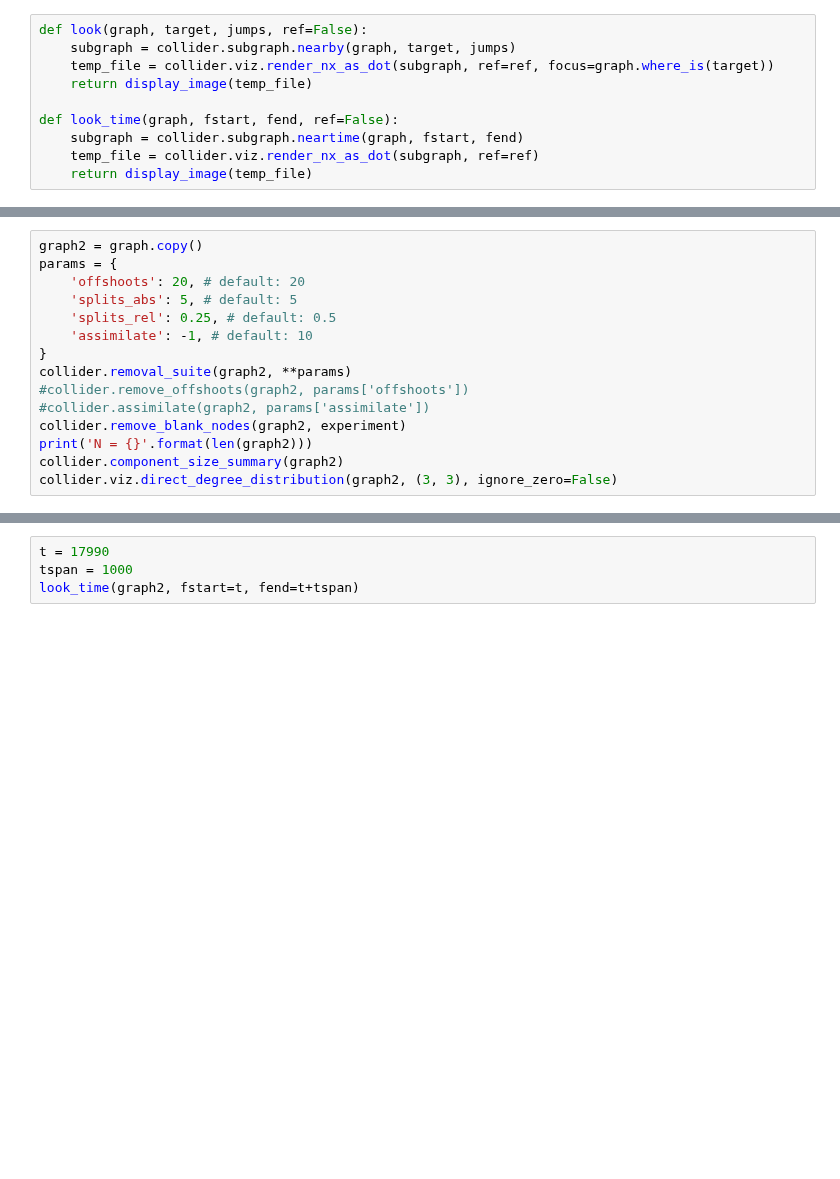
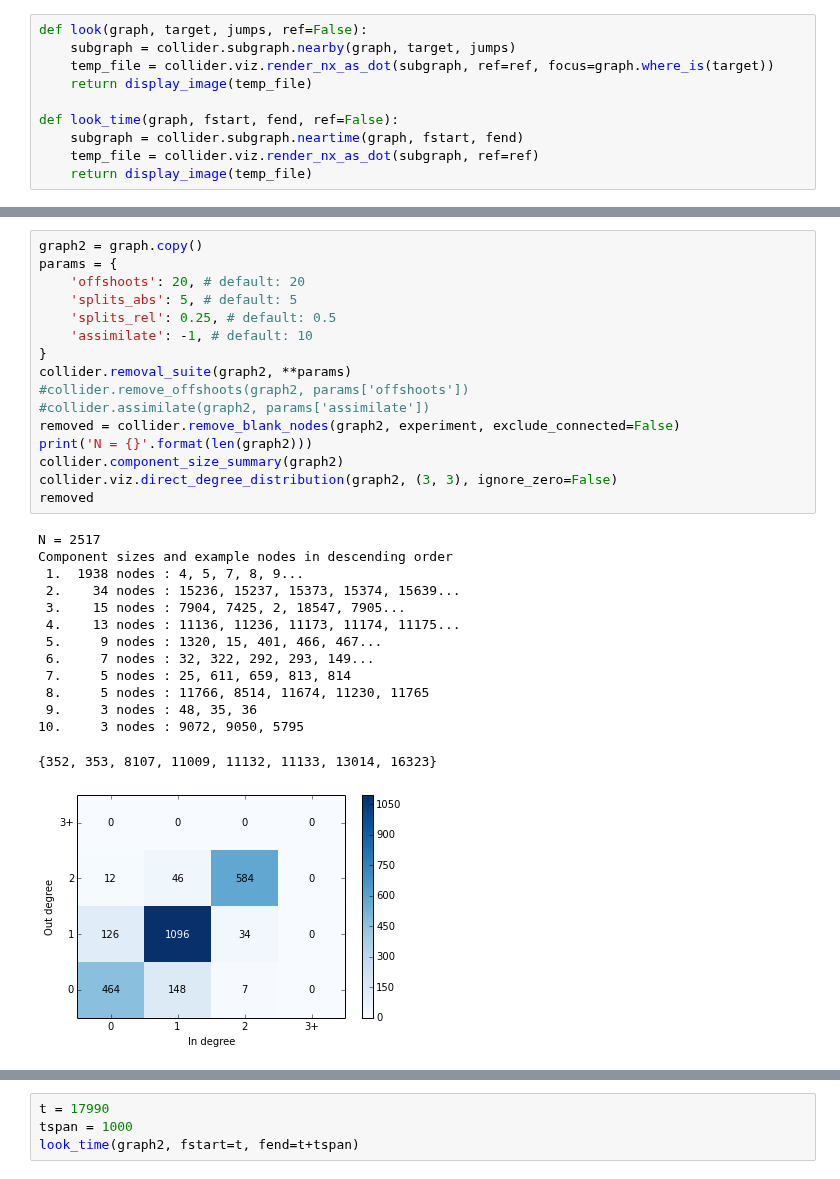
Before and after one commit to amarallab/waldo, a Jupyter notebook: workbooks/collision_graph_explorer.ipynb, the cells around one changed output, grey strips where cells are left out. Saved outputs shown, nothing was run; the diff lists cells and outputs as text; blank space fills up the shorter version.

```diff
--- a/workbooks/collision_graph_explorer.ipynb
+++ b/workbooks/collision_graph_explorer.ipynb
@@ -54,16 +62,32 @@ collider.viz.direct_degree_distribution(graph, (3, 3), ignore_zero=False)
 # %%
 graph2 = graph.copy()
 params = {
     'offshoots': 20, # default: 20
     'splits_abs': 5, # default: 5
     'splits_rel': 0.25, # default: 0.5
     'assimilate': -1, # default: 10
 }
 collider.removal_suite(graph2, **params)
 #collider.remove_offshoots(graph2, params['offshoots'])
 #collider.assimilate(graph2, params['assimilate'])
-collider.remove_blank_nodes(graph2, experiment)
+removed = collider.remove_blank_nodes(graph2, experiment, exclude_connected=False)
 print('N = {}'.format(len(graph2)))
 collider.component_size_summary(graph2)
 collider.viz.direct_degree_distribution(graph2, (3, 3), ignore_zero=False)
+removed
+# %% [output]
+N = 2517
+Component sizes and example nodes in descending order
+ 1.  1938 nodes : 4, 5, 7, 8, 9...
+ 2.    34 nodes : 15236, 15237, 15373, 15374, 15639...
+ 3.    15 nodes : 7904, 7425, 2, 18547, 7905...
+ 4.    13 nodes : 11136, 11236, 11173, 11174, 11175...
+ 5.     9 nodes : 1320, 15, 401, 466, 467...
+ 6.     7 nodes : 32, 322, 292, 293, 149...
+ 7.     5 nodes : 25, 611, 659, 813, 814
+ 8.     5 nodes : 11766, 8514, 11674, 11230, 11765
+ 9.     3 nodes : 48, 35, 36
+10.     3 nodes : 9072, 9050, 5795
+{352, 353, 8107, 11009, 11132, 11133, 13014, 16323}
+[figure, added]
 # %%
```
Also changed, not shown: parts of 5 cells of this notebook, 4 other files.
